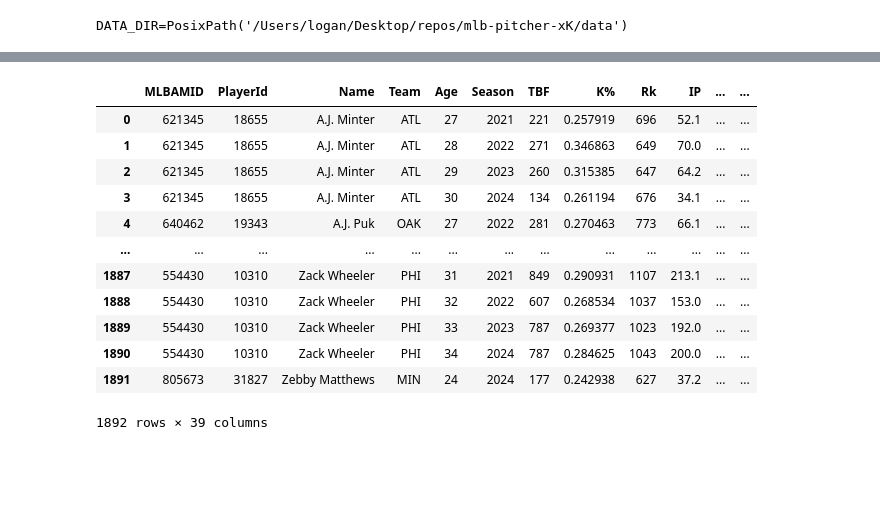
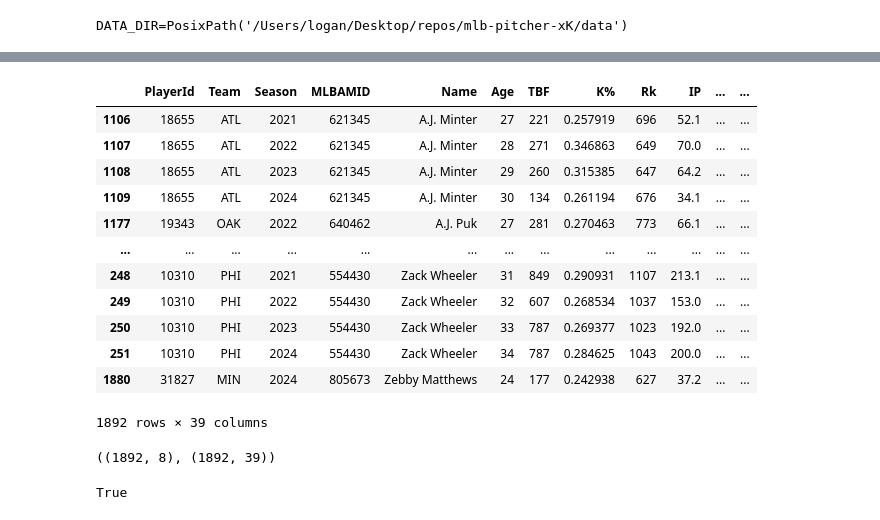
Before and after one commit to loganthomas/mlb-pitcher-xK, a Jupyter notebook: notebooks/01b-data-processing-merging.ipynb, the cells around one changed output, grey strips where cells are left out. Drawn from its saved outputs; the diff is of its cells as text; code cells hidden in the pictures; blank space fills up the shorter version.

Commit message:
DOC/ENH: doc pass and refactoring of 01b-data-processing notebook

```diff
--- a/notebooks/01b-data-processing-merging.ipynb
+++ b/notebooks/01b-data-processing-merging.ipynb
@@ -191,2 +140,3 @@ def aggregate_player_data(supplemental_data, grouper=None):
 # %%
-supplemental_data = aggregate_player_data(supplemental_data)
+supplemental_data.Tm = supplemental_data.Tm.replace("TOT", "- - -")
+supplemental_data
@@ -193,21 +178,39 @@ supplemental_data = aggregate_player_data(supplemental_data)
 # %%
 merged = (
-    provided_data.merge(supplemental_data, on=["Name", "Season", "Age"], how="left")
+    provided_data.merge(
+        supplemental_data,
+        left_on=["Name", "Season", "Age", "Team"],
+        right_on=["Name", "Season", "Age", "Tm"],
+        how="left",
+    )
+    # Ensure top TOT is taken from supplemental data
+    .groupby(["PlayerId", "Team", "Season"])
+    .first()
+    .reset_index()
+    .drop("Tm", axis=1)
+    .reset_index(drop=True)
     .sort_values(["Name", "Season", "Team"])
-    .reset_index(drop=True)
 )
 merged
 # %% [output]
-|  | MLBAMID | PlayerId | Name | Team | Age | Season | TBF | K% | Rk | IP | ... | ... |
-| 0 | 621345 | 18655 | A.J. Minter | ATL | 27 | 2021 | 221 | 0.257919 | 696 | 52.1 | ... | ... |
-| 1 | 621345 | 18655 | A.J. Minter | ATL | 28 | 2022 | 271 | 0.346863 | 649 | 70.0 | ... | ... |
-| 2 | 621345 | 18655 | A.J. Minter | ATL | 29 | 2023 | 260 | 0.315385 | 647 | 64.2 | ... | ... |
-| 3 | 621345 | 18655 | A.J. Minter | ATL | 30 | 2024 | 134 | 0.261194 | 676 | 34.1 | ... | ... |
-| 4 | 640462 | 19343 | A.J. Puk | OAK | 27 | 2022 | 281 | 0.270463 | 773 | 66.1 | ... | ... |
+|  | PlayerId | Team | Season | MLBAMID | Name | Age | TBF | K% | Rk | IP | ... | ... |
+| 1106 | 18655 | ATL | 2021 | 621345 | A.J. Minter | 27 | 221 | 0.257919 | 696 | 52.1 | ... | ... |
+| 1107 | 18655 | ATL | 2022 | 621345 | A.J. Minter | 28 | 271 | 0.346863 | 649 | 70.0 | ... | ... |
+| 1108 | 18655 | ATL | 2023 | 621345 | A.J. Minter | 29 | 260 | 0.315385 | 647 | 64.2 | ... | ... |
+| 1109 | 18655 | ATL | 2024 | 621345 | A.J. Minter | 30 | 134 | 0.261194 | 676 | 34.1 | ... | ... |
+| 1177 | 19343 | OAK | 2022 | 640462 | A.J. Puk | 27 | 281 | 0.270463 | 773 | 66.1 | ... | ... |
 | ... | ... | ... | ... | ... | ... | ... | ... | ... | ... | ... | ... | ... |
-| 1887 | 554430 | 10310 | Zack Wheeler | PHI | 31 | 2021 | 849 | 0.290931 | 1107 | 213.1 | ... | ... |
-| 1888 | 554430 | 10310 | Zack Wheeler | PHI | 32 | 2022 | 607 | 0.268534 | 1037 | 153.0 | ... | ... |
-| 1889 | 554430 | 10310 | Zack Wheeler | PHI | 33 | 2023 | 787 | 0.269377 | 1023 | 192.0 | ... | ... |
-| 1890 | 554430 | 10310 | Zack Wheeler | PHI | 34 | 2024 | 787 | 0.284625 | 1043 | 200.0 | ... | ... |
-| 1891 | 805673 | 31827 | Zebby Matthews | MIN | 24 | 2024 | 177 | 0.242938 | 627 | 37.2 | ... | ... |
+| 248 | 10310 | PHI | 2021 | 554430 | Zack Wheeler | 31 | 849 | 0.290931 | 1107 | 213.1 | ... | ... |
+| 249 | 10310 | PHI | 2022 | 554430 | Zack Wheeler | 32 | 607 | 0.268534 | 1037 | 153.0 | ... | ... |
+| 250 | 10310 | PHI | 2023 | 554430 | Zack Wheeler | 33 | 787 | 0.269377 | 1023 | 192.0 | ... | ... |
+| 251 | 10310 | PHI | 2024 | 554430 | Zack Wheeler | 34 | 787 | 0.284625 | 1043 | 200.0 | ... | ... |
+| 1880 | 31827 | MIN | 2024 | 805673 | Zebby Matthews | 24 | 177 | 0.242938 | 627 | 37.2 | ... | ... |
 1892 rows × 39 columns
+# %%
+provided_data.shape, merged.shape
+# %% [output]
+((1892, 8), (1892, 39))
+# %%
+provided_data.shape[0] == merged.shape[0]
+# %% [output]
+True
```
Also changed, not shown: parts of 12 cells of this notebook, 3 other files.
